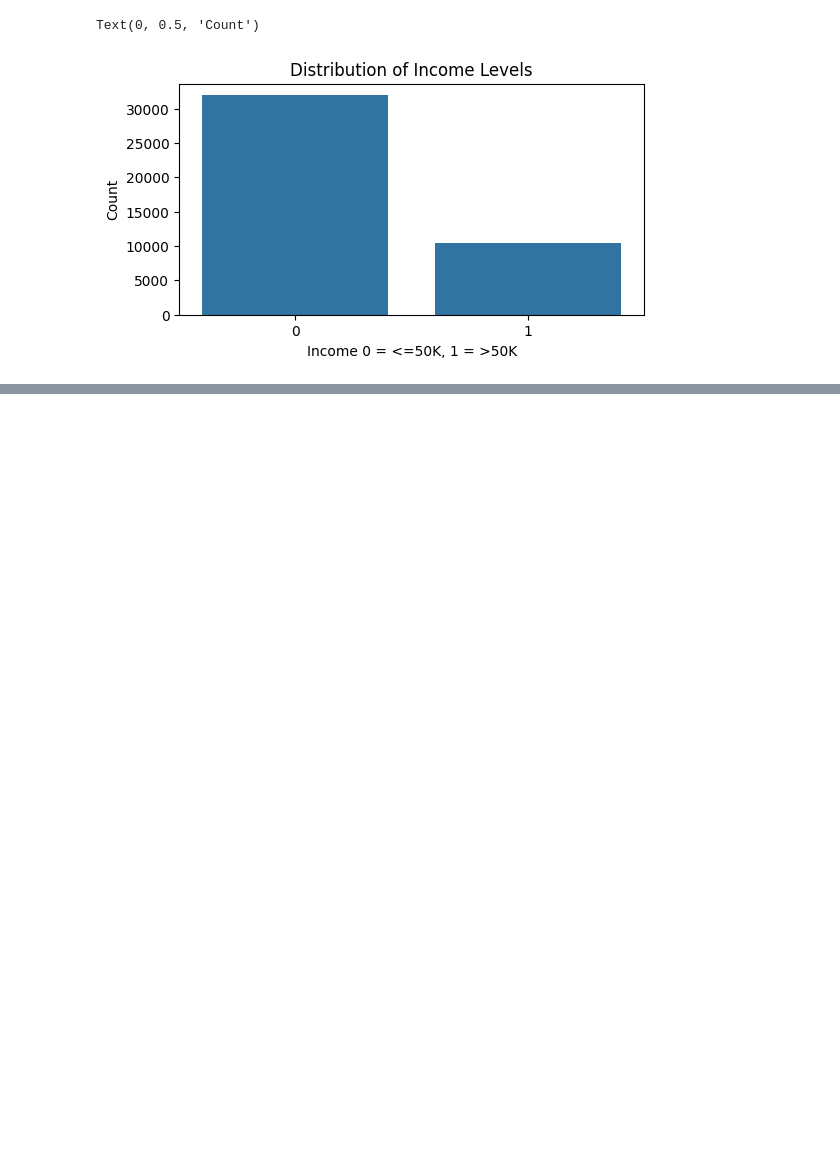
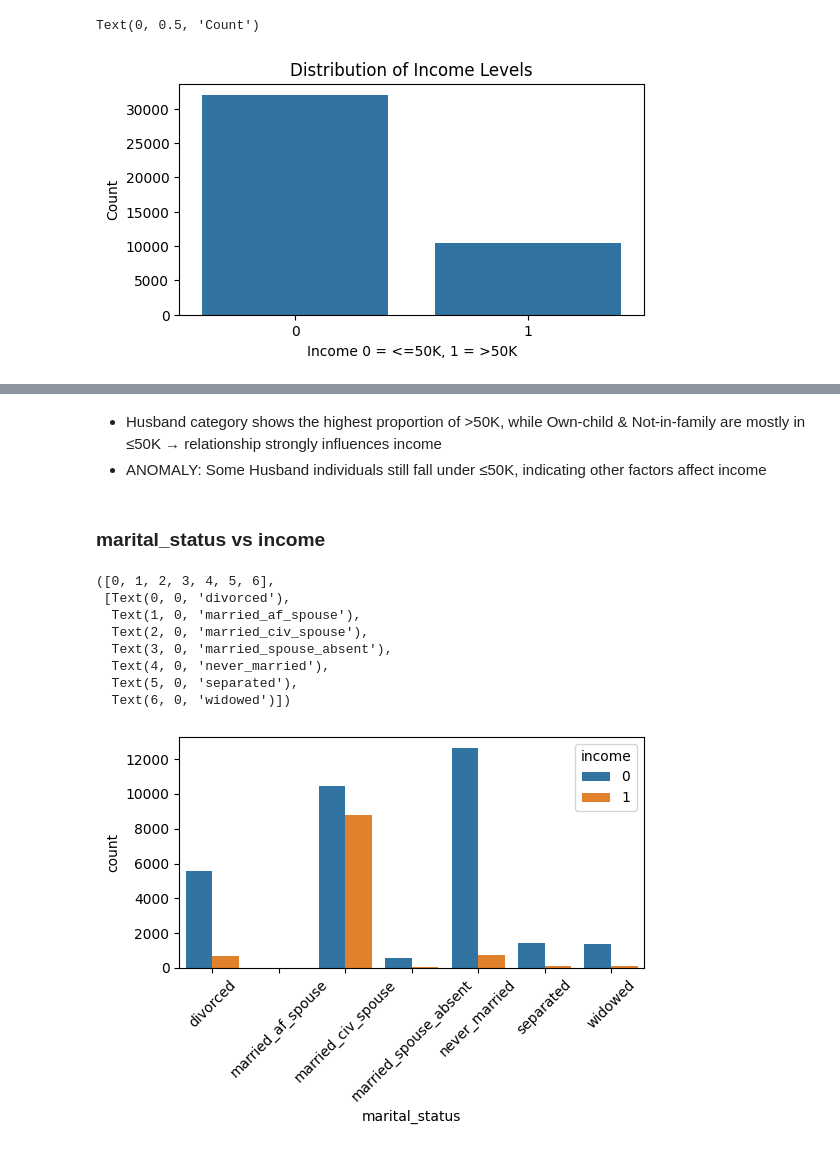
Before and after one commit to surajchauhan-spec/adult_census_income_eda, a Jupyter notebook: notebooks/adult_income_eda.ipynb, the cells around one changed output, grey strips where cells are left out. Cells and saved outputs as stored; diff of their text form; code cells hidden in the pictures; blank space fills up the shorter version.

```diff
--- a/notebooks/adult_income_eda.ipynb
+++ b/notebooks/adult_income_eda.ipynb
@@ -152,0 +194,19 @@ Name: count, dtype: int64
+# %% [markdown]
+- Husband category shows the highest proportion of >50K, while Own-child & Not-in-family are mostly in ≤50K → relationship strongly influences income
+- ANOMALY: Some Husband individuals still fall under ≤50K, indicating other factors affect income
+# %% [markdown]
+### marital_status vs income
+# %%
+plt.figure(figsize=(6,3))
+sns.countplot(x="marital_status", hue="income", data=df)
+plt.xticks(rotation=45)
+# %% [output]
+([0, 1, 2, 3, 4, 5, 6],
+ [Text(0, 0, 'divorced'),
+  Text(1, 0, 'married_af_spouse'),
+  Text(2, 0, 'married_civ_spouse'),
+  Text(3, 0, 'married_spouse_absent'),
+  Text(4, 0, 'never_married'),
+  Text(5, 0, 'separated'),
+  Text(6, 0, 'widowed')])
+[figure, added]
```
Also changed, not shown: parts of 45 cells of this notebook, 3 other files.
